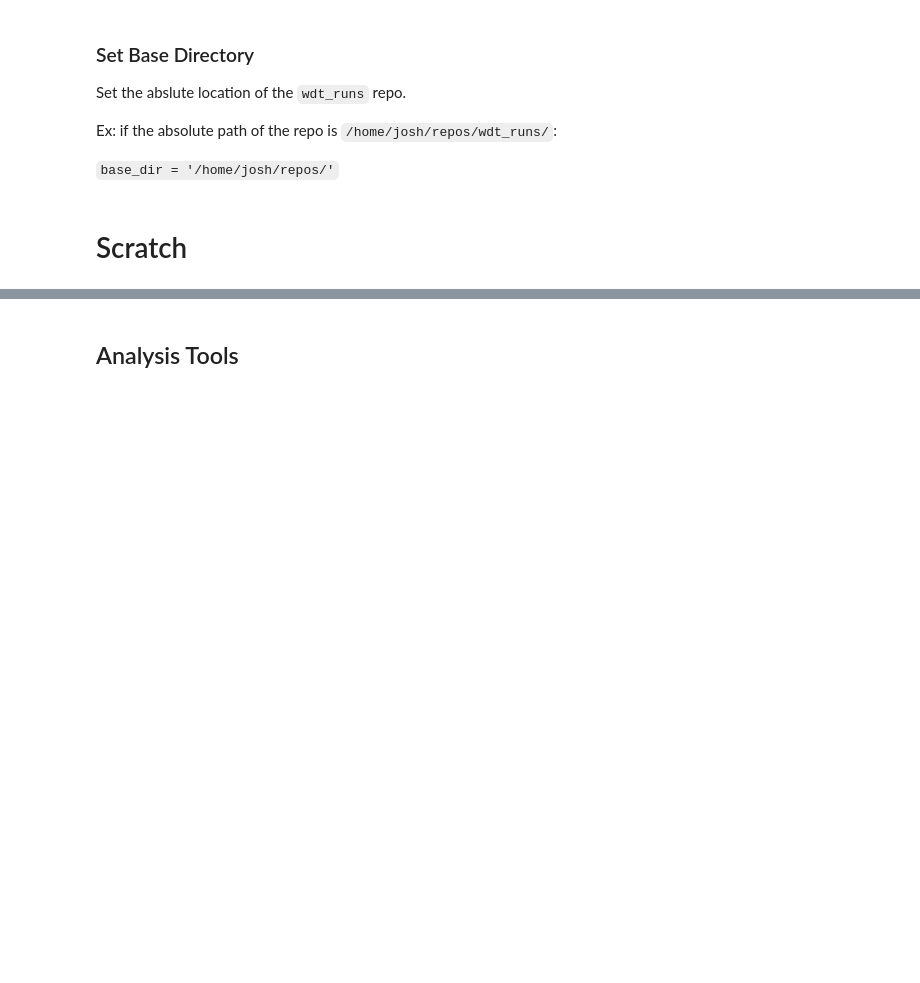
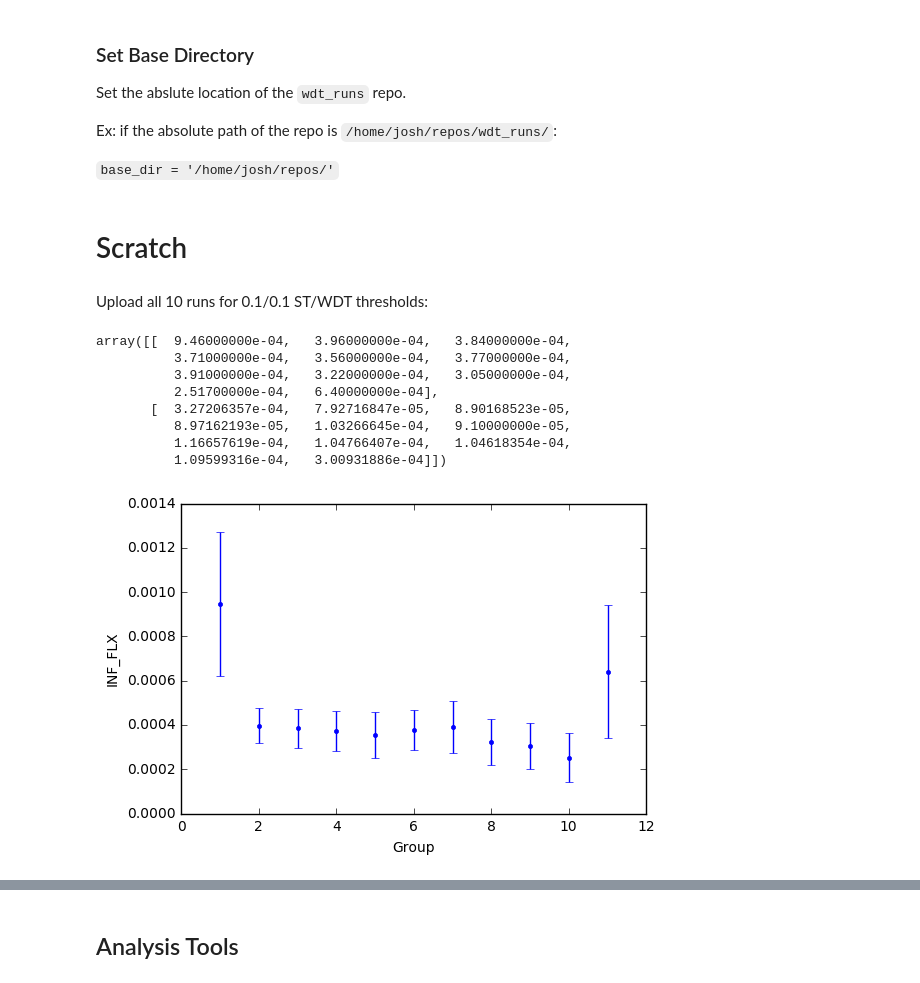
Before and after one commit to JessicaRehak/WDT_Analysis, a Jupyter notebook: scattering_matrices.ipynb, the cells around one changed output, grey strips where cells are left out. Drawn from its saved outputs; the diff is of its cells as text; code cells hidden in the pictures; blank space fills up the shorter version.

```diff
--- a/scattering_matrices.ipynb
+++ b/scattering_matrices.ipynb
@@ -29,9 +30,21 @@ Ex: if the absolute path of the repo is `/home/josh/repos/wdt_runs/`:
 base_dir = '/home/josh/repos/'
 # %% [markdown]
 # Scratch
+# %% [markdown]
+Upload all 10 runs for 0.1/0.1 ST/WDT thresholds:
 # %%
 st_th = 0.1
 wdt_th = 0.1
 data = wdt.ParamData(st_th, wdt_th, base_dir)
 # %%
-data.mat_stat('INF_SP0', plot = True)
+data.value_stat('INF_FLX', err = True, plot = True)
+# %% [output]
+array([[  9.46000000e-04,   3.96000000e-04,   3.84000000e-04,
+          3.71000000e-04,   3.56000000e-04,   3.77000000e-04,
+          3.91000000e-04,   3.22000000e-04,   3.05000000e-04,
+          2.51700000e-04,   6.40000000e-04],
+       [  3.27206357e-04,   7.92716847e-05,   8.90168523e-05,
+          8.97162193e-05,   1.03266645e-04,   9.10000000e-05,
+          1.16657619e-04,   1.04766407e-04,   1.04618354e-04,
+          1.09599316e-04,   3.00931886e-04]])
+[figure, added]
```
Also changed, not shown: parts of 13 cells of this notebook, 4 other files.
